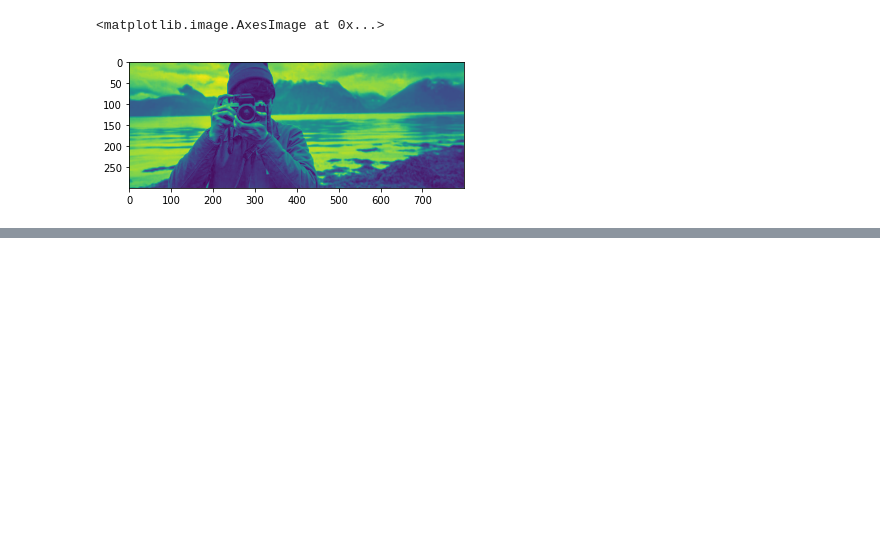
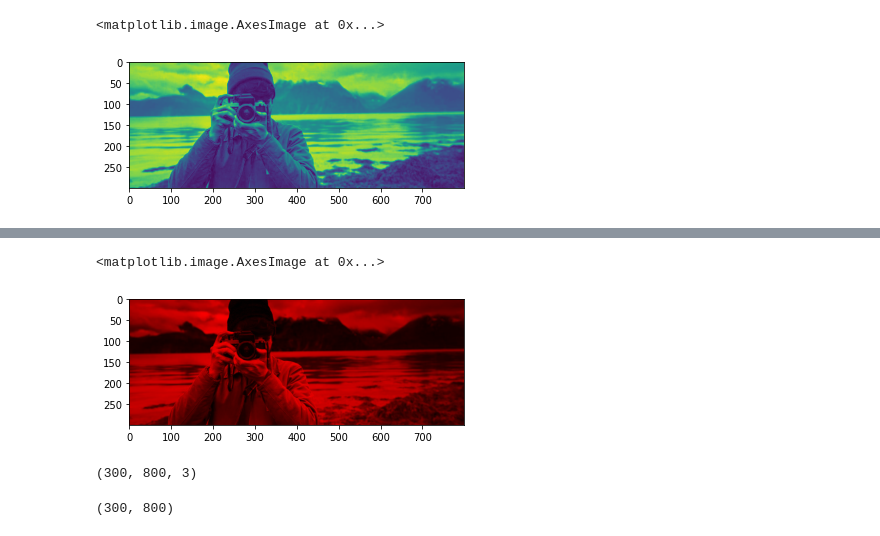
Before and after one commit to bingobhavik/python-for-computer-vision-with-OpenCv-and-Deep-learning, a Jupyter notebook: Numpy_and_Image_Basics.ipynb, the cells around one changed output, grey strips where cells are left out. Saved outputs shown, nothing was run; the diff lists cells and outputs as text; code cells hidden in the pictures; blank space fills up the shorter version.

```diff
--- a/Numpy_and_Image_Basics.ipynb
+++ b/Numpy_and_Image_Basics.ipynb
@@ -307,0 +335,14 @@ plt.imshow(pic_red[:,:,2])
+# %%
+pic_red[:,:,2]=0
+plt.imshow(pic_red)
+# %% [output]
+<matplotlib.image.AxesImage at 0x...>
+[figure, added]
+# %%
+pic_red.shape
+# %% [output]
+(300, 800, 3)
+# %%
+pic_red[:,:,2].shape
+# %% [output]
+(300, 800)
```
Also changed, not shown: parts of 3 cells of this notebook.
